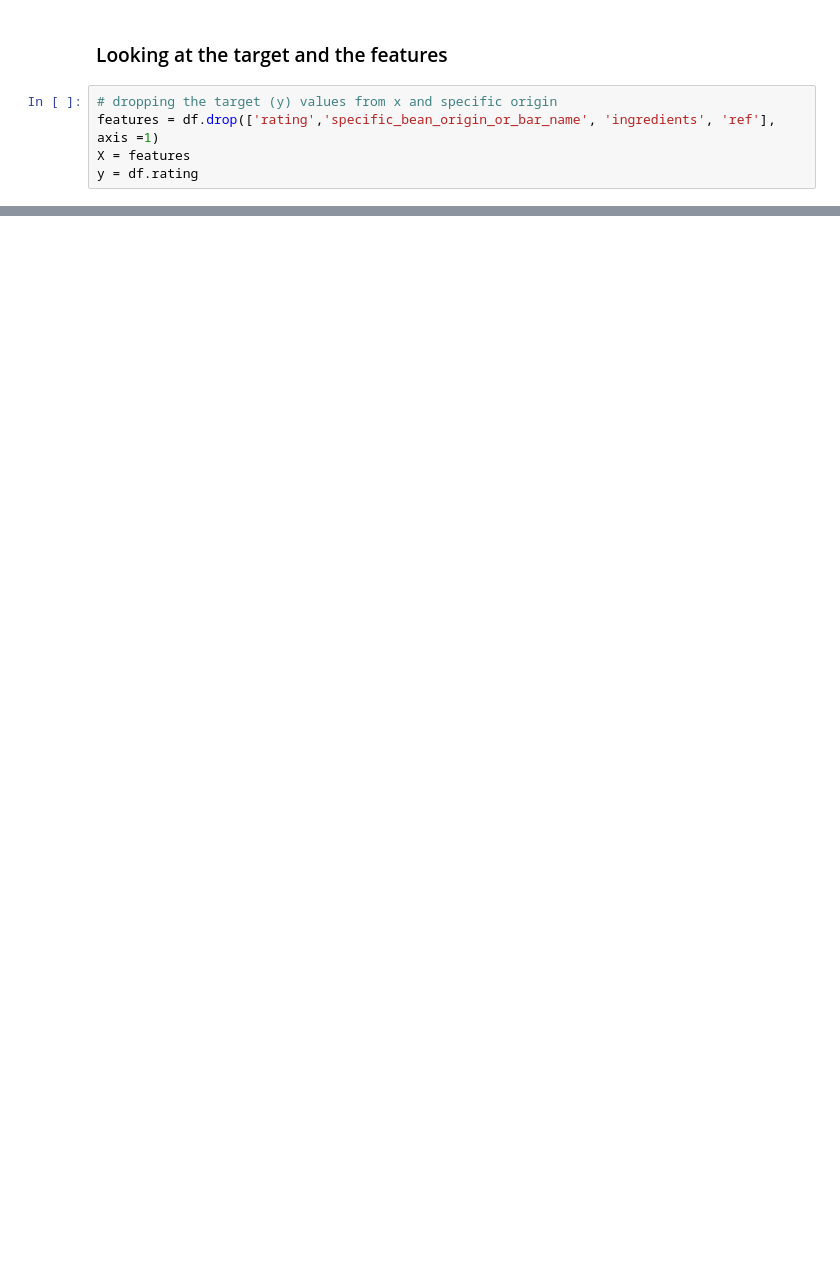
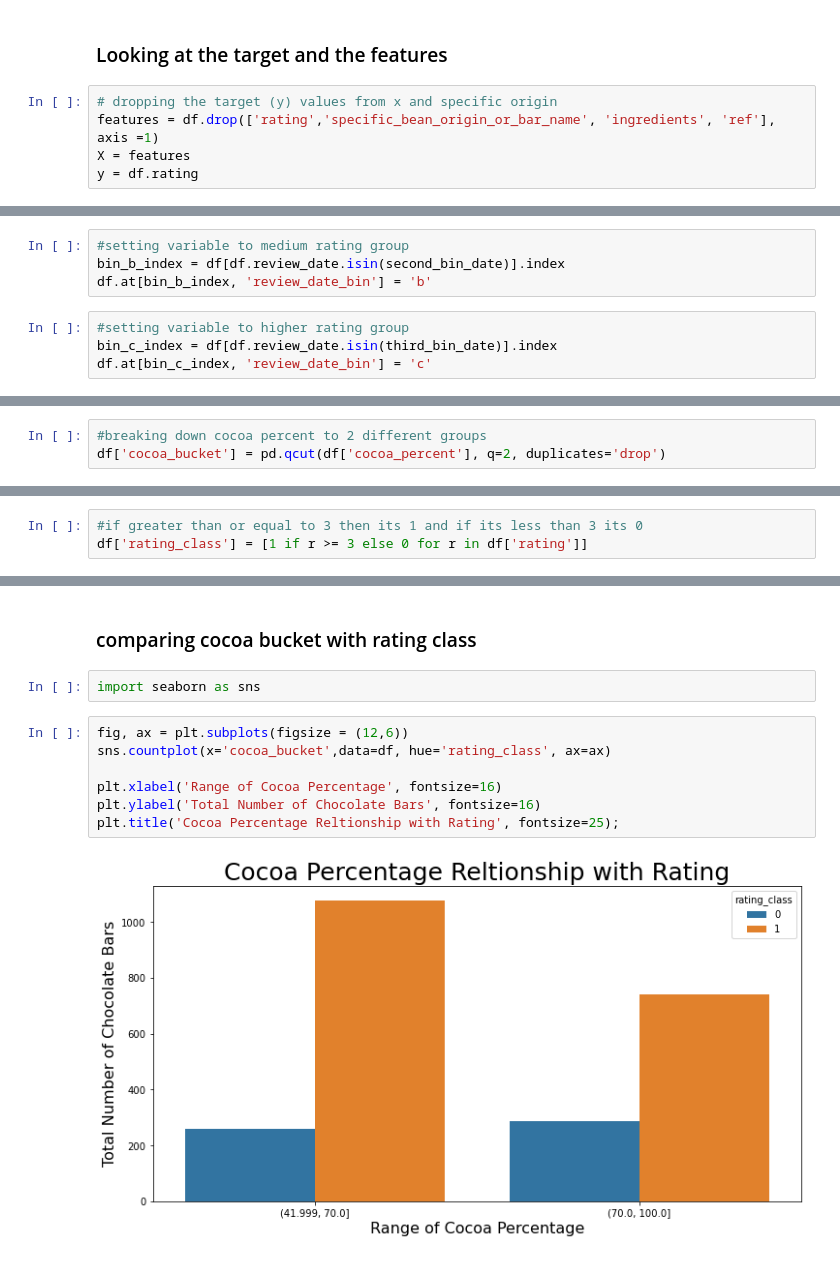
Before and after one commit to jchandleroneal/bsc-phase-three-project, a Jupyter notebook: notebooks/exploratory/dorothy/dorothy_main.ipynb, the cells around one changed output, grey strips where cells are left out. Cells and saved outputs as stored; diff of their text form; blank space fills up the shorter version.

```diff
--- a/notebooks/exploratory/dorothy/dorothy_main.ipynb
+++ b/notebooks/exploratory/dorothy/dorothy_main.ipynb
@@ -190,0 +262,8 @@ Name: rating, Length: 2362, dtype: float64
+# %%
+#setting variable to medium rating group
+bin_b_index = df[df.review_date.isin(second_bin_date)].index
+df.at[bin_b_index, 'review_date_bin'] = 'b'
+# %%
+#setting variable to higher rating group
+bin_c_index = df[df.review_date.isin(third_bin_date)].index
+df.at[bin_c_index, 'review_date_bin'] = 'c'
@@ -190,0 +290,3 @@ Name: rating, Length: 2362, dtype: float64
+# %%
+#breaking down cocoa percent to 2 different groups
+df['cocoa_bucket'] = pd.qcut(df['cocoa_percent'], q=2, duplicates='drop')
@@ -190,0 +323,3 @@ Name: rating, Length: 2362, dtype: float64
+# %%
+#if greater than or equal to 3 then its 1 and if its less than 3 its 0
+df['rating_class'] = [1 if r >= 3 else 0 for r in df['rating']]
@@ -190,0 +342,13 @@ Name: rating, Length: 2362, dtype: float64
+# %% [markdown]
+### comparing cocoa bucket with rating class ###
+# %%
+import seaborn as sns
+# %%
+fig, ax = plt.subplots(figsize = (12,6))
+sns.countplot(x='cocoa_bucket',data=df, hue='rating_class', ax=ax)
+
+plt.xlabel('Range of Cocoa Percentage', fontsize=16)
+plt.ylabel('Total Number of Chocolate Bars', fontsize=16)
+plt.title('Cocoa Percentage Reltionship with Rating', fontsize=25);
+# %% [output]
+[figure, added]
```
Also changed, not shown: parts of 67 cells of this notebook, 1 other file.
